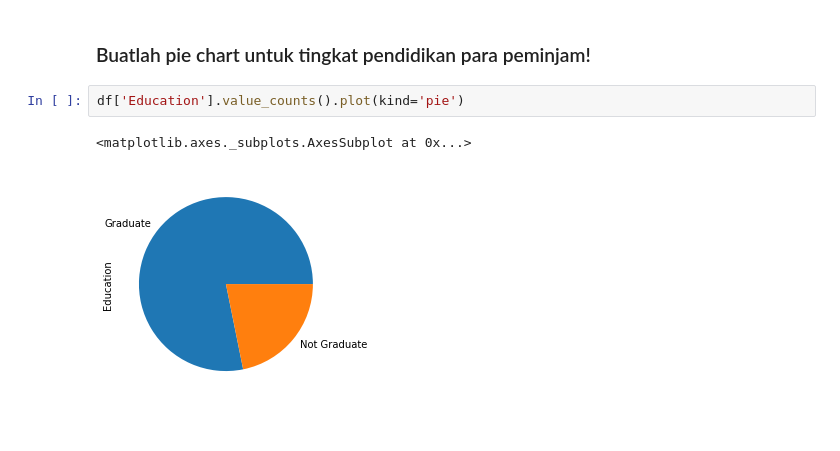
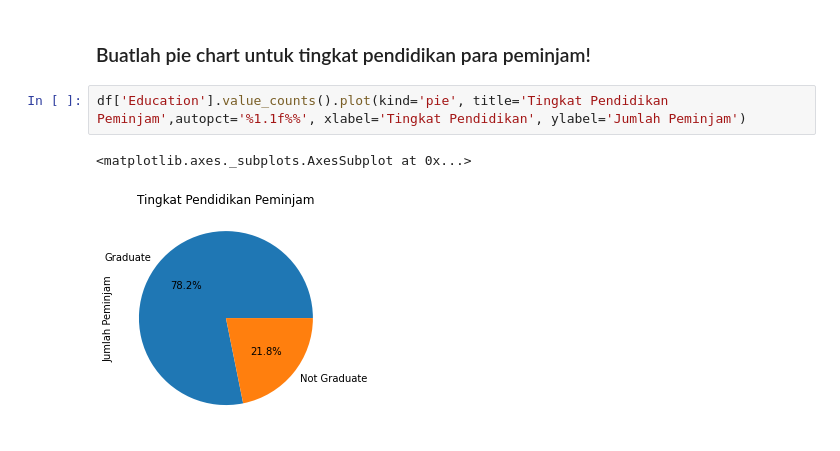
Before and after one commit to elonsquidion/tugas-gdsc-data-science-101, a Jupyter notebook: Jawaban.ipynb, the cells around one changed output. Saved outputs shown, nothing was run; the diff lists cells and outputs as text.

```diff
--- a/Jawaban.ipynb
+++ b/Jawaban.ipynb
@@ -103,7 +103,7 @@ df['ApplicantIncome'].plot(kind='hist', title='Histogram Penghasilan Peminjam',
 # %% [markdown]
 ### Buatlah pie chart untuk tingkat pendidikan para peminjam!
 # %%
-df['Education'].value_counts().plot(kind='pie')
+df['Education'].value_counts().plot(kind='pie', title='Tingkat Pendidikan Peminjam',autopct='%1.1f%%', xlabel='Tingkat Pendidikan', ylabel='Jumlah Peminjam')
 # %% [output]
 <matplotlib.axes._subplots.AxesSubplot at 0x...>
-[figure, old version]
+[figure, new version]
```
